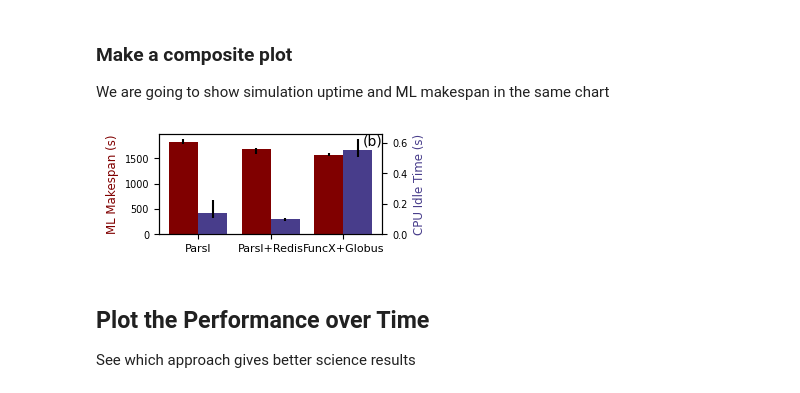
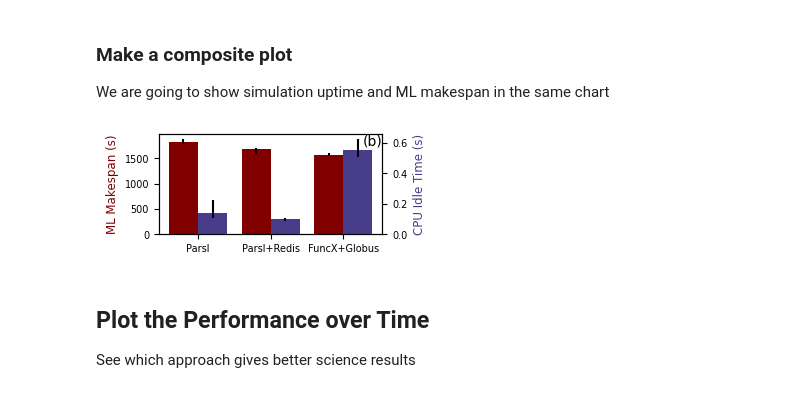
Before and after one commit to exalearn/multi-site-campaigns, a Jupyter notebook: molecular-design/notebooks/compare-to-parsl.ipynb, the cells around one changed output. Cells and saved outputs as stored; diff of their text form; code cells hidden in the pictures.

```diff
--- a/molecular-design/notebooks/compare-to-parsl.ipynb
+++ b/molecular-design/notebooks/compare-to-parsl.ipynb
@@ -194,33 +194,33 @@ We are going to show simulation uptime and ML makespan in the same chart
 # %%
 fig, ax = plt.subplots(figsize=(3.5, 1.5))
 
 ax.text(1, 1, '(b)', ha='right', va='top', transform=ax.transAxes)
 
 # Plot the ML makespan
 spans = dict((k, get_training_spans(v)) for k, v in runs.items())
 medians = [np.median(v) for v in spans.values()]
 errors = np.abs([np.percentile(v, [40, 60]) - np.median(v) for v in spans.values()])
 ax.bar(np.arange(len(spans)) - 0.4, medians, yerr=errors.T, color='maroon', width=0.4, align='edge')
 
 ax.set_ylabel('ML Makespan (s)', color='maroon')
 
 # Plot the QC idletime
 ax2 = ax.twinx()
 spans = dict((k, get_idle_times(v)) for k, v in runs.items())
 medians = [np.median(v) for v in spans.values()]
 errors = np.abs([np.percentile(v, [40, 60]) - np.median(v) for v in spans.values()])
 ax2.bar(range(len(spans)), medians, yerr=errors.T, color='darkslateblue', width=0.4, align='edge')
 
 ax2.set_ylabel('CPU Idle Time (s)', color='darkslateblue')
 
 ax.set_xticks(range(len(spans)))
-ax.set_xticklabels(runs, fontsize=8)
+ax.set_xticklabels(runs, fontsize=7)
 
 fig.tight_layout()
 fig.savefig('figures/parsl-comparision_latencies.png', dpi=320)
 fig.savefig('figures/parsl-comparision_latencies.pdf')
 # %% [output]
-[figure, old version]
+[figure, new version]
 # %% [markdown]
 ## Plot the Performance over Time
 See which approach gives better science results
```
Also changed, not shown: 9 other files.
